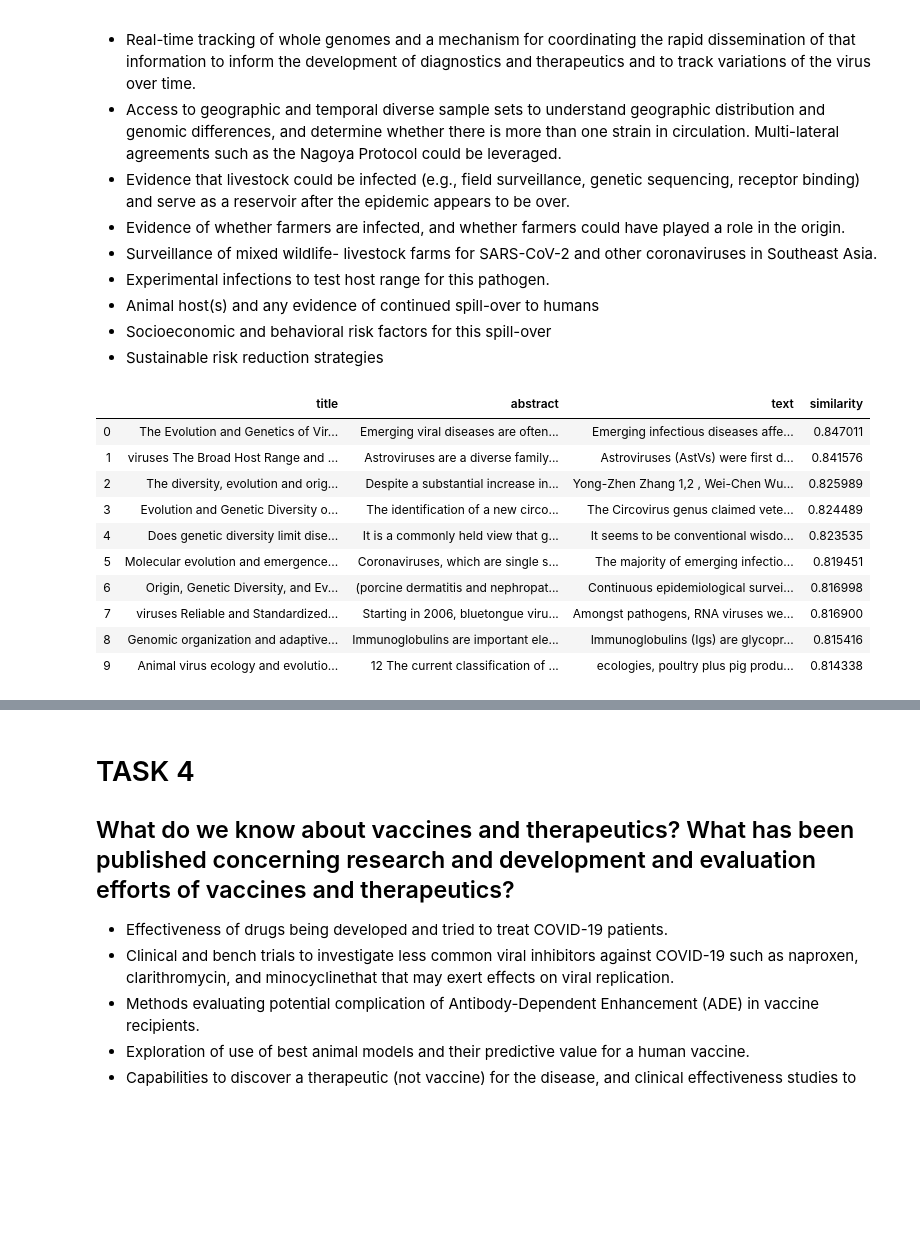
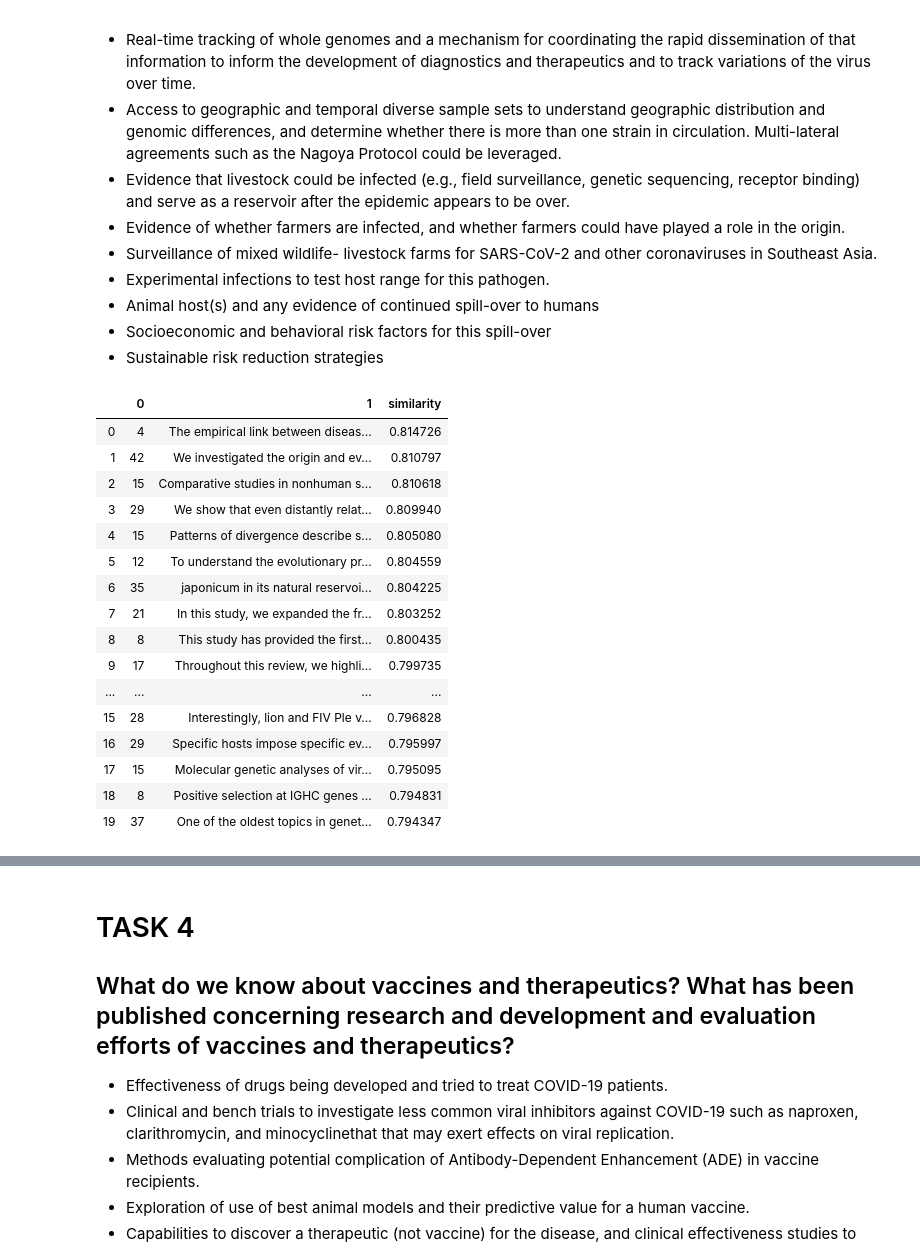
Before and after one commit to tableClothed/COVID-challenge, a Jupyter notebook: find_similarity.ipynb, the cells around one changed output, grey strips where cells are left out. Cells and saved outputs as stored; diff of their text form; code cells hidden in the pictures; blank space fills up the shorter version.

```diff
--- a/find_similarity.ipynb
+++ b/find_similarity.ipynb
@@ -197,19 +194,24 @@ task2
 - Animal host(s) and any evidence of continued spill-over to humans
 - Socioeconomic and behavioral risk factors for this spill-over
 - Sustainable risk reduction strategies
-# %%
-tags = nlp('genetics origin evolution animal range host')
-task3 = find_similarity(tags)
-task3
-# %% [output]
-|  | title | abstract | text | similarity |
-| 0 | The Evolution and Genetics of Vir... | Emerging viral diseases are often... | Emerging infectious diseases affe... | 0.847011 |
-| 1 | viruses The Broad Host Range and ... | Astroviruses are a diverse family... | Astroviruses (AstVs) were first d... | 0.841576 |
-| 2 | The diversity, evolution and orig... | Despite a substantial increase in... | Yong-Zhen Zhang 1,2 , Wei-Chen Wu... | 0.825989 |
-| 3 | Evolution and Genetic Diversity o... | The identification of a new circo... | The Circovirus genus claimed vete... | 0.824489 |
-| 4 | Does genetic diversity limit dise... | It is a commonly held view that g... | It seems to be conventional wisdo... | 0.823535 |
-| 5 | Molecular evolution and emergence... | Coronaviruses, which are single s... | The majority of emerging infectio... | 0.819451 |
-| 6 | Origin, Genetic Diversity, and Ev... | (porcine dermatitis and nephropat... | Continuous epidemiological survei... | 0.816998 |
-| 7 | viruses Reliable and Standardized... | Starting in 2006, bluetongue viru... | Amongst pathogens, RNA viruses we... | 0.816900 |
-| 8 | Genomic organization and adaptive... | Immunoglobulins are important ele... | Immunoglobulins (Igs) are glycopr... | 0.815416 |
-| 9 | Animal virus ecology and evolutio... | 12 The current classification of ... | ecologies, poultry plus pig produ... | 0.814338 |
+# %%
+task = find_final_dataframe(3)
+task
+# %% [output]
+|  | 0 | 1 | similarity |
+| 0 | 4 | The empirical link between diseas... | 0.814726 |
+| 1 | 42 | We investigated the origin and ev... | 0.810797 |
+| 2 | 15 | Comparative studies in nonhuman s... | 0.810618 |
+| 3 | 29 | We show that even distantly relat... | 0.809940 |
+| 4 | 15 | Patterns of divergence describe s... | 0.805080 |
+| 5 | 12 | To understand the evolutionary pr... | 0.804559 |
+| 6 | 35 | japonicum in its natural reservoi... | 0.804225 |
+| 7 | 21 | In this study, we expanded the fr... | 0.803252 |
+| 8 | 8 | This study has provided the first... | 0.800435 |
+| 9 | 17 | Throughout this review, we highli... | 0.799735 |
+| ... | ... | ... | ... |
+| 15 | 28 | Interestingly, lion and FIV Ple v... | 0.796828 |
+| 16 | 29 | Specific hosts impose specific ev... | 0.795997 |
+| 17 | 15 | Molecular genetic analyses of vir... | 0.795095 |
+| 18 | 8 | Positive selection at IGHC genes ... | 0.794831 |
+| 19 | 37 | One of the oldest topics in genet... | 0.794347 |
```
Also changed, not shown: parts of 37 cells of this notebook, 12 other files.
